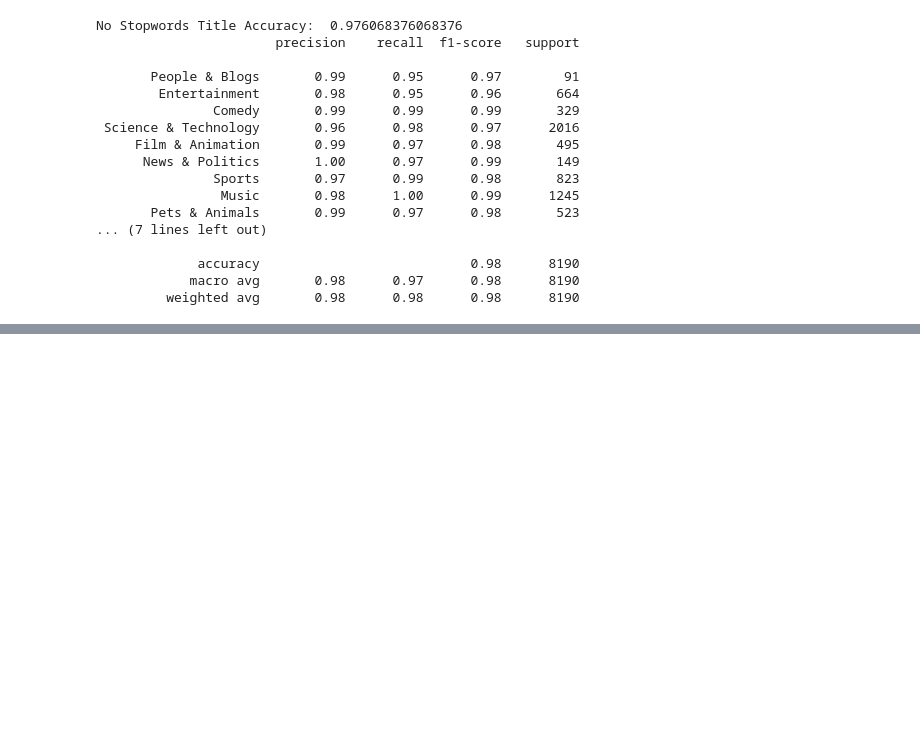
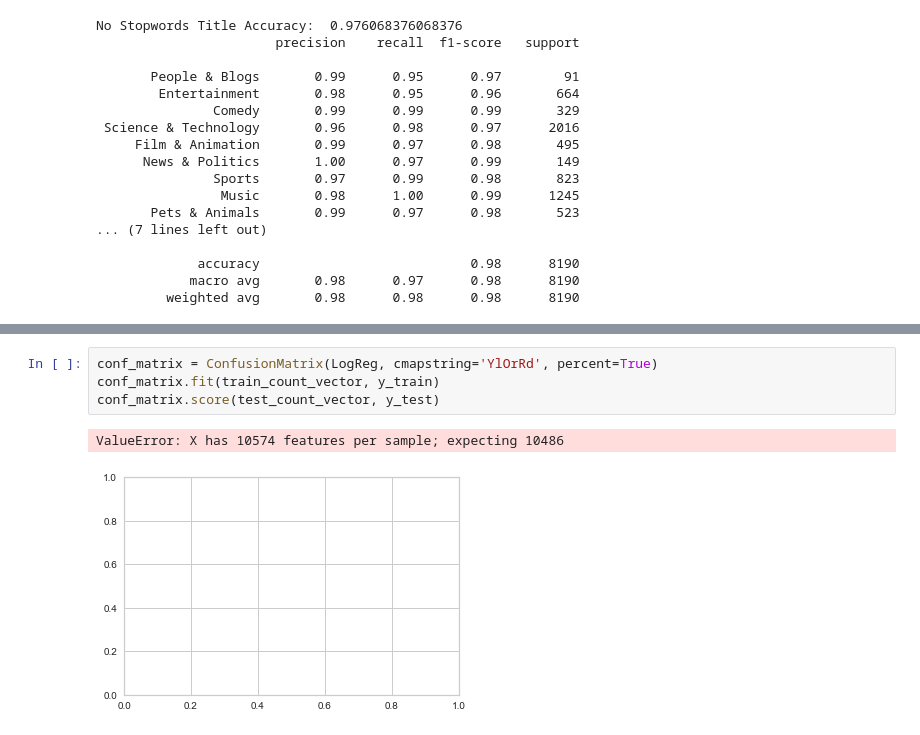
Before and after one commit to loc-vu/yt-trends, a Jupyter notebook: Logistic Regression Model.ipynb, the cells around one changed output, grey strips where cells are left out. Drawn from its saved outputs; the diff is of its cells as text; blank space fills up the shorter version.

```diff
--- a/Logistic Regression Model.ipynb
+++ b/Logistic Regression Model.ipynb
@@ -192,0 +196,7 @@ plt.show()
+# %%
+conf_matrix = ConfusionMatrix(LogReg, cmapstring='YlOrRd', percent=True)
+conf_matrix.fit(train_count_vector, y_train)
+conf_matrix.score(test_count_vector, y_test)
+# %% [output]
+ValueError: X has 10574 features per sample; expecting 10486
+[figure, added]
```
Also changed, not shown: parts of 5 cells of this notebook.
